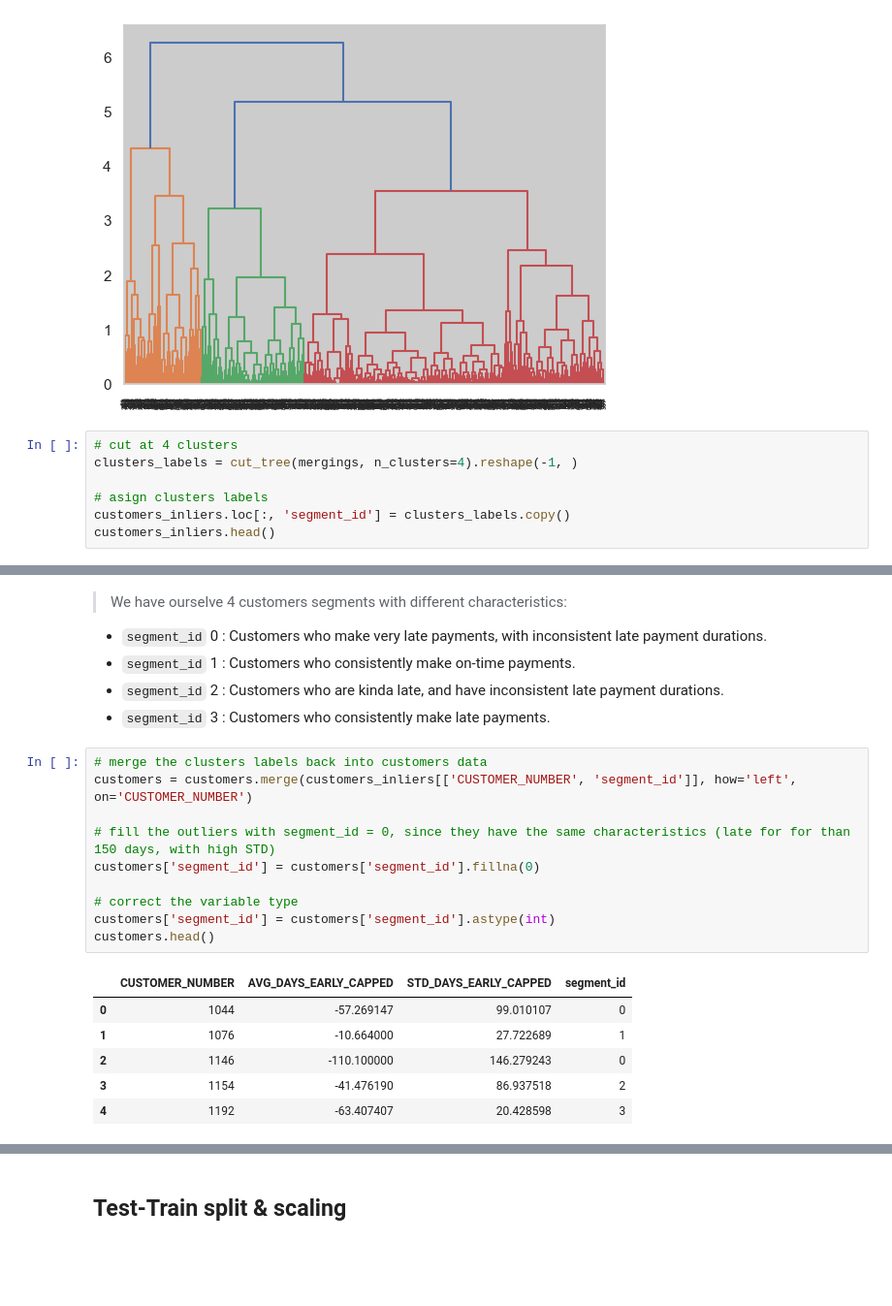
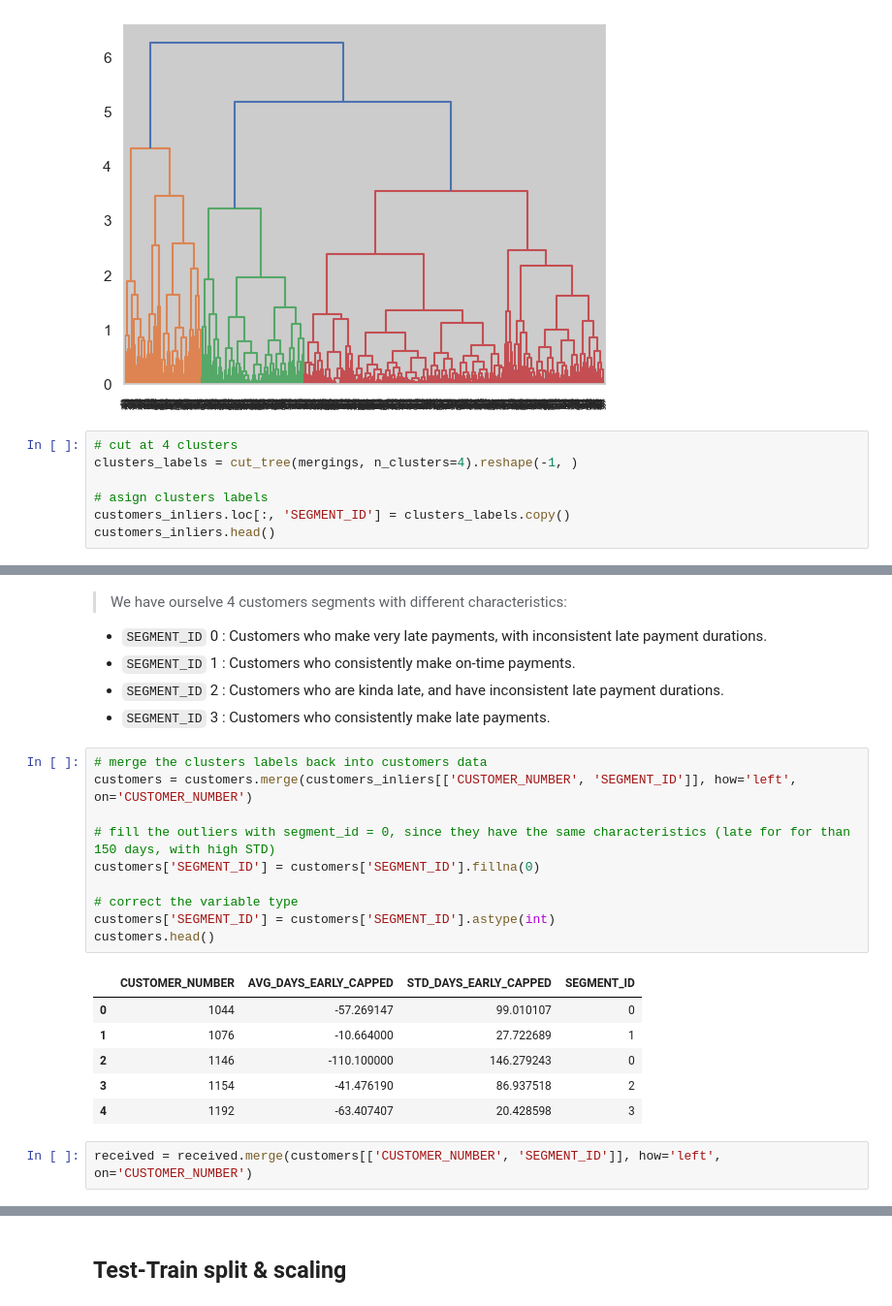
Before and after one commit to liemnh98/upGrad-Domain-Oriented-Case-Study, a Jupyter notebook: main_code.iPynb, the cells around one changed output, grey strips where cells are left out. Shown: that part at 97% size. Saved outputs shown, nothing was run; the diff lists cells and outputs as text; blank space fills up the shorter version.

```diff
--- a/main_code.iPynb
+++ b/main_code.iPynb
@@ -348,7 +294,7 @@ plt.show()
 clusters_labels = cut_tree(mergings, n_clusters=4).reshape(-1, )
 
 # asign clusters labels
-customers_inliers.loc[:, 'segment_id'] = clusters_labels.copy()
+customers_inliers.loc[:, 'SEGMENT_ID'] = clusters_labels.copy()
 customers_inliers.head()
 # %% [output]
 A value is trying to be set on a copy of a slice from a DataFrame.
@@ -373,23 +319,25 @@ plt.tight_layout()
 # %% [markdown]
 > We have ourselve 4 customers segments with different characteristics:
-- `segment_id` 0 : Customers who make very late payments, with inconsistent late payment durations.
-- `segment_id` 1 : Customers who consistently make on-time payments.
-- `segment_id` 2 : Customers who are kinda late, and have inconsistent late payment durations.
-- `segment_id` 3 : Customers who consistently make late payments.
+- `SEGMENT_ID` 0 : Customers who make very late payments, with inconsistent late payment durations.
+- `SEGMENT_ID` 1 : Customers who consistently make on-time payments.
+- `SEGMENT_ID` 2 : Customers who are kinda late, and have inconsistent late payment durations.
+- `SEGMENT_ID` 3 : Customers who consistently make late payments.
 # %%
 # merge the clusters labels back into customers data
-customers = customers.merge(customers_inliers[['CUSTOMER_NUMBER', 'segment_id']], how='left', on='CUSTOMER_NUMBER')
+customers = customers.merge(customers_inliers[['CUSTOMER_NUMBER', 'SEGMENT_ID']], how='left', on='CUSTOMER_NUMBER')
 
 # fill the outliers with segment_id = 0, since they have the same characteristics (late for for than 150 days, with high STD)
-customers['segment_id'] = customers['segment_id'].fillna(0)
+customers['SEGMENT_ID'] = customers['SEGMENT_ID'].fillna(0)
 
 # correct the variable type
-customers['segment_id'] = customers['segment_id'].astype(int)
+customers['SEGMENT_ID'] = customers['SEGMENT_ID'].astype(int)
 customers.head()
 # %% [output]
-|  | CUSTOMER_NUMBER | AVG_DAYS_EARLY_CAPPED | STD_DAYS_EARLY_CAPPED | segment_id |
+|  | CUSTOMER_NUMBER | AVG_DAYS_EARLY_CAPPED | STD_DAYS_EARLY_CAPPED | SEGMENT_ID |
 | 0 | 1044 | -57.269147 | 99.010107 | 0 |
 | 1 | 1076 | -10.664000 | 27.722689 | 1 |
 | 2 | 1146 | -110.100000 | 146.279243 | 0 |
 | 3 | 1154 | -41.476190 | 86.937518 | 2 |
 | 4 | 1192 | -63.407407 | 20.428598 | 3 |
+# %%
+received = received.merge(customers[['CUSTOMER_NUMBER', 'SEGMENT_ID']], how='left', on='CUSTOMER_NUMBER')
```
Also changed, not shown: parts of 27 cells of this notebook.
